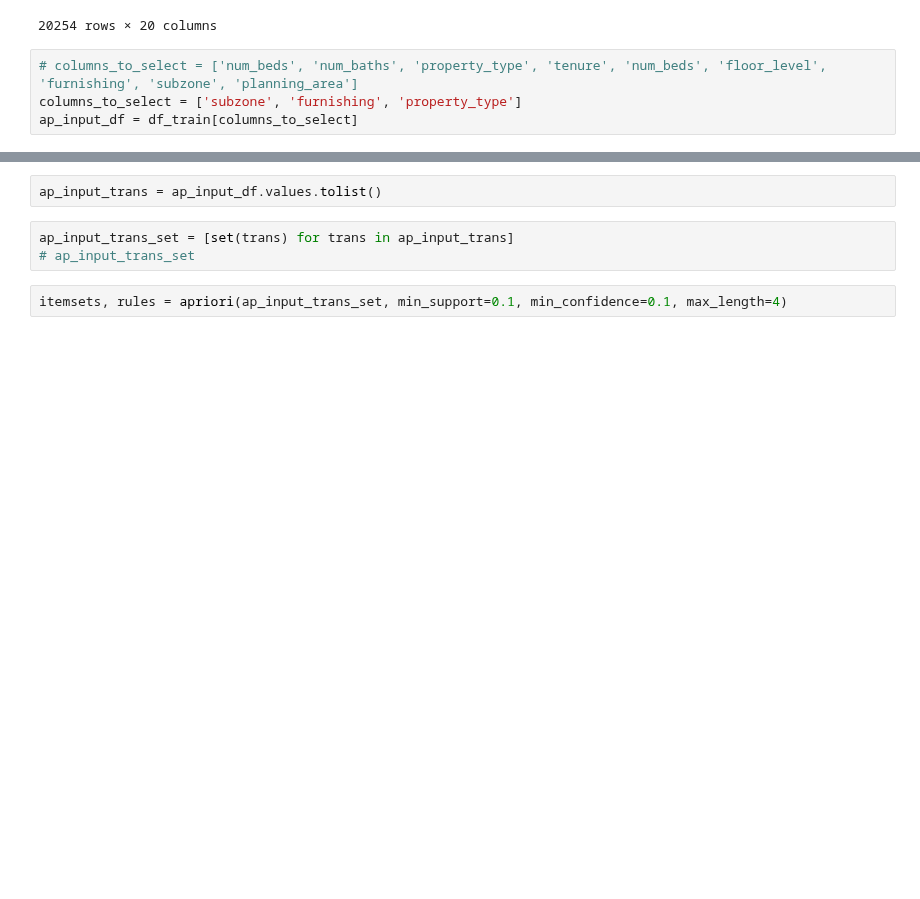
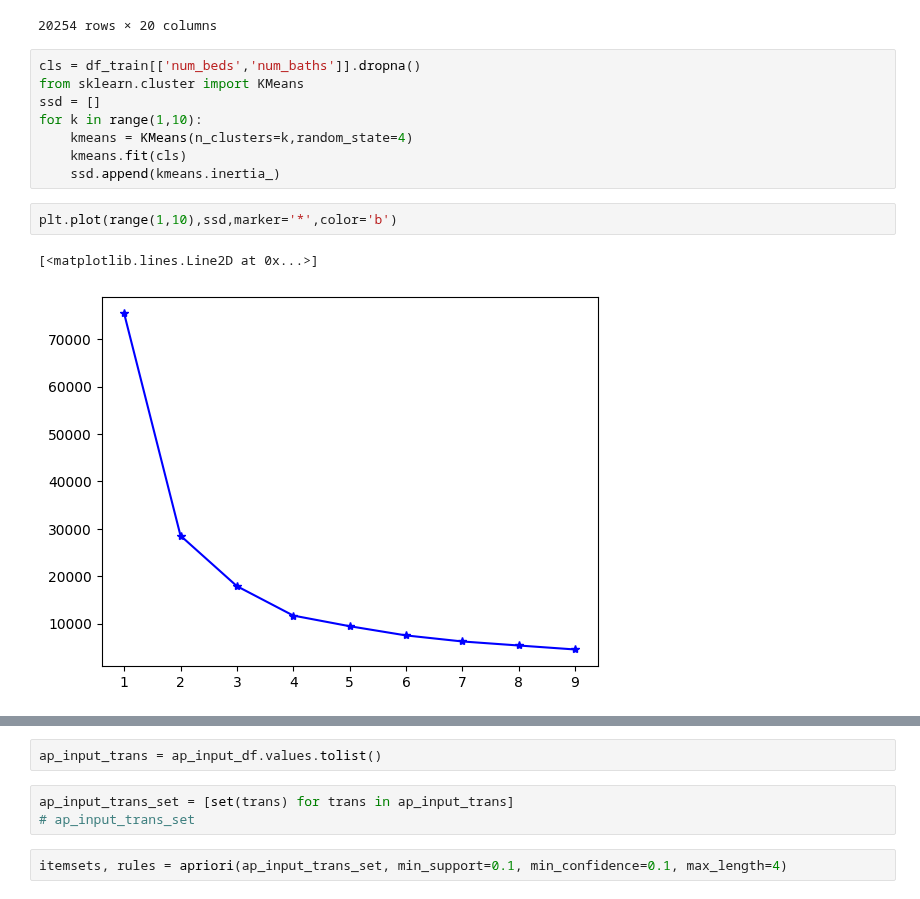
Before and after one commit to Joanna-Khek/CS5228_TeamMaverick, a Jupyter notebook: src/task2/top_recommendations.ipynb, the cells around one changed output, grey strips where cells are left out. Saved outputs shown, nothing was run; the diff lists cells and outputs as text; blank space fills up the shorter version.

```diff
--- a/src/task2/top_recommendations.ipynb
+++ b/src/task2/top_recommendations.ipynb
@@ -33,7 +33,16 @@ df_train
 | 135122 | hdb flat for sale in 691d woodlan... | admiralty / woodlands (d25) | admiralty flora | hdb 5 rooms | 99-year leasehold | 2017.0 | 3.0 | 2.0 | ... |
 | 376579 | 4 bed condo for sale in pullman r... | 18 dunearn road | pullman residences newton | condo | freehold | 2023.0 | 4.0 | 4.0 | ... |
 20254 rows × 20 columns
-# %%
-# columns_to_select = ['num_beds', 'num_baths', 'property_type', 'tenure', 'num_beds', 'floor_level', 'furnishing', 'subzone', 'planning_area']
-columns_to_select = ['subzone', 'furnishing', 'property_type']
-ap_input_df = df_train[columns_to_select]
+# %%
+cls = df_train[['num_beds','num_baths']].dropna()
+from sklearn.cluster import KMeans
+ssd = []
+for k in range(1,10):
+    kmeans = KMeans(n_clusters=k,random_state=4)
+    kmeans.fit(cls)
+    ssd.append(kmeans.inertia_)
+# %%
+plt.plot(range(1,10),ssd,marker='*',color='b')
+# %% [output]
+[<matplotlib.lines.Line2D at 0x...>]
+[figure, added]
```
Also changed, not shown: parts of 3 cells of this notebook, 2 other files.
